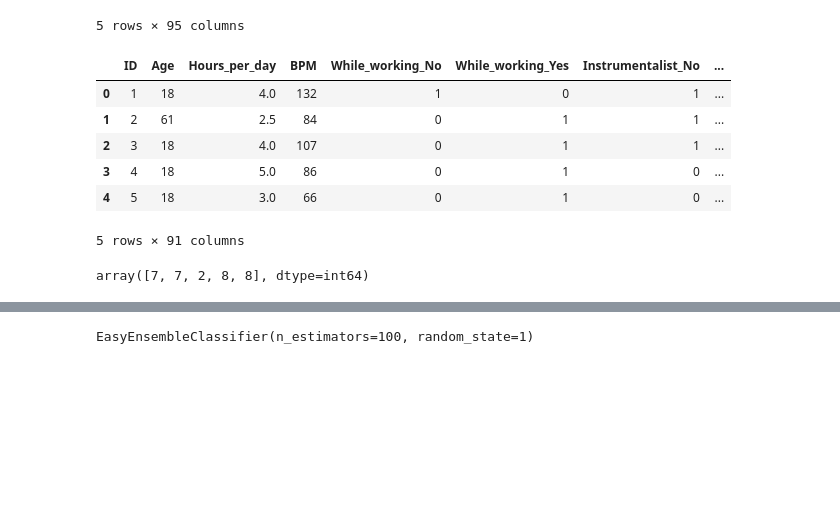
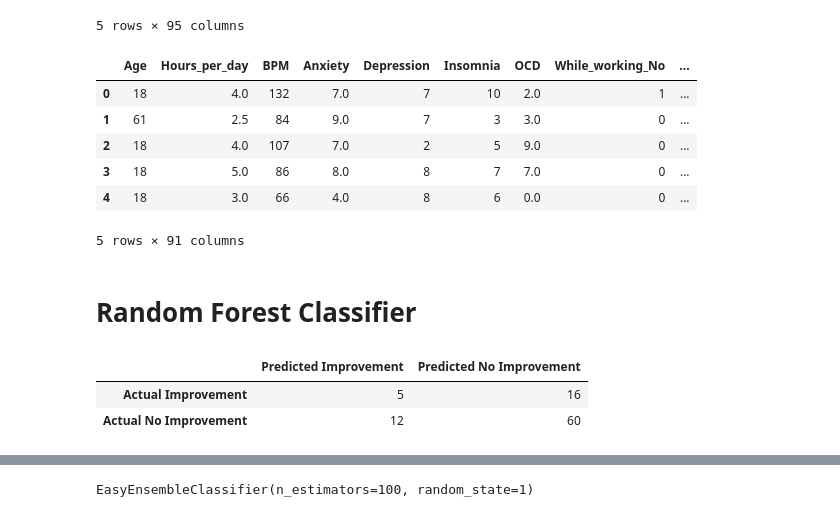
Before and after one commit to mbthompson14/final_project, a Jupyter notebook: linearregression_mental_health_music.ipynb, the cells around one changed output, grey strips where cells are left out. Saved outputs shown, nothing was run; the diff lists cells and outputs as text; code cells hidden in the pictures; blank space fills up the shorter version.

```diff
--- a/linearregression_mental_health_music.ipynb
+++ b/linearregression_mental_health_music.ipynb
@@ -21,19 +21,13 @@ df.head()
 # %%
 # Define the features set.
 X = df.copy()
-X = X.drop(["Depression", "Anxiety", "OCD", "Insomnia"], axis=1)
+X = X.drop(["ID", "Music_effects_Improve", "Music_effects_No effect", "Music_effects_Worsen"], axis=1)
 X.head()
 # %% [output]
-|  | ID | Age | Hours_per_day | BPM | While_working_No | While_working_Yes | Instrumentalist_No | ... |
-| 0 | 1 | 18 | 4.0 | 132 | 1 | 0 | 1 | ... |
-| 1 | 2 | 61 | 2.5 | 84 | 0 | 1 | 1 | ... |
-| 2 | 3 | 18 | 4.0 | 107 | 0 | 1 | 1 | ... |
-| 3 | 4 | 18 | 5.0 | 86 | 0 | 1 | 0 | ... |
-| 4 | 5 | 18 | 3.0 | 66 | 0 | 1 | 0 | ... |
+|  | Age | Hours_per_day | BPM | Anxiety | Depression | Insomnia | OCD | While_working_No | ... |
+| 0 | 18 | 4.0 | 132 | 7.0 | 7 | 10 | 2.0 | 1 | ... |
+| 1 | 61 | 2.5 | 84 | 9.0 | 7 | 3 | 3.0 | 0 | ... |
+| 2 | 18 | 4.0 | 107 | 7.0 | 2 | 5 | 9.0 | 0 | ... |
+| 3 | 18 | 5.0 | 86 | 8.0 | 8 | 7 | 7.0 | 0 | ... |
+| 4 | 18 | 3.0 | 66 | 4.0 | 8 | 6 | 0.0 | 0 | ... |
 5 rows × 91 columns
-# %%
-# Define the target set.
-y = df["Depression"].ravel()
-y[:5]
-# %% [output]
-array([7, 7, 2, 8, 8], dtype=int64)
@@ -58,3 +59,5 @@ X_test_scaled = X_scaler.transform(X_test)
+# %% [markdown]
+# Random Forest Classifier
 # %%
 from sklearn.ensemble import RandomForestClassifier
 
@@ -70,11 +73,15 @@ predictions = rf_model.predict(X_test_scaled)
 # Calculating the confusion matrix.
 cm = confusion_matrix(y_test, predictions)
 
+
 # Create a DataFrame from the confusion matrix.
-cm_df = pd.DataFrame(
-    cm, index=["Actual 0", "Actual 1"], columns=["Predicted 0", "Predicted 1"])
+cm_df = pd.DataFrame(cm, index=["Actual Improvement", "Actual No Improvement"], columns=["Predicted Improvement", "Predicted No Improvement"])
 
 cm_df
+# %% [output]
+|  | Predicted Improvement | Predicted No Improvement |
+| Actual Improvement | 5 | 16 |
+| Actual No Improvement | 12 | 60 |
 # %%
 # Calculating the accuracy score.
 acc_score = accuracy_score(y_test, predictions)
```
Also changed, not shown: parts of 43 cells of this notebook.
